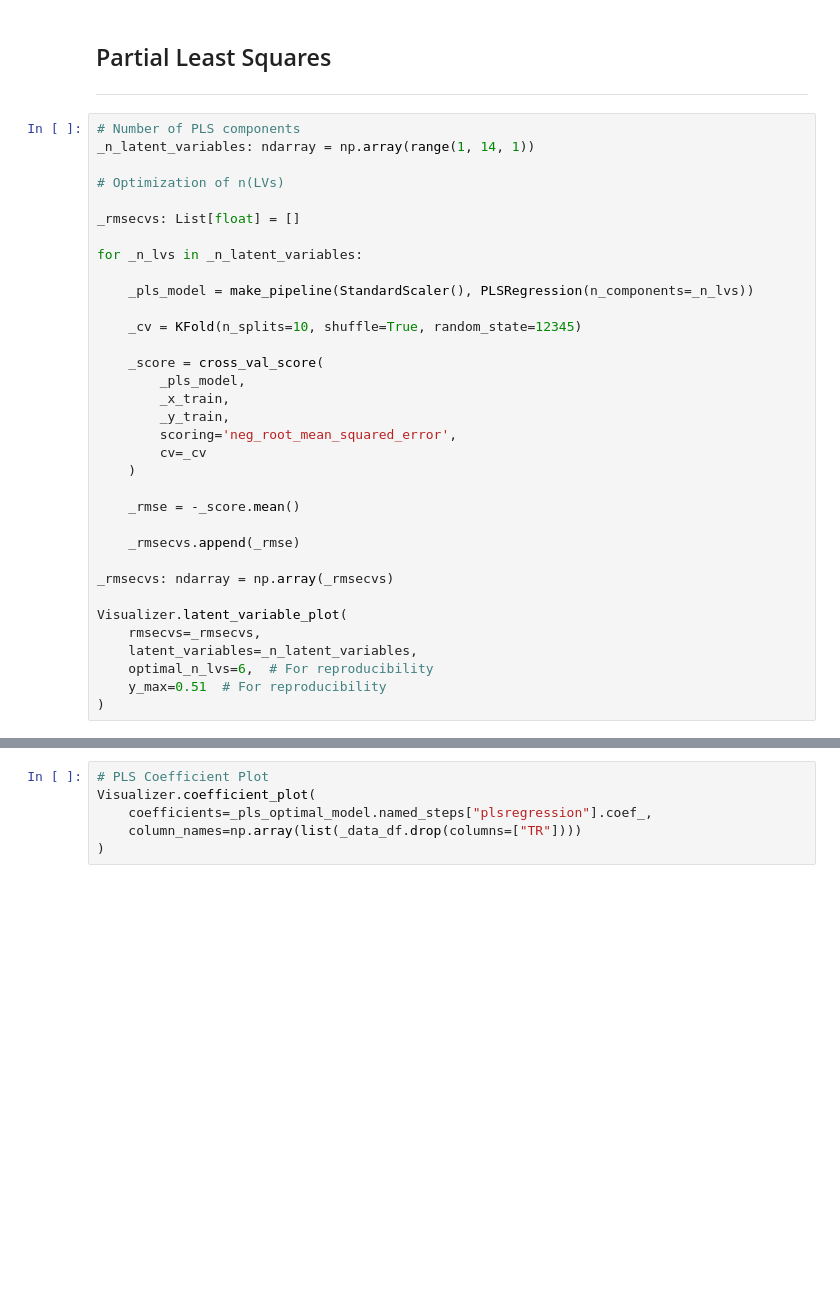
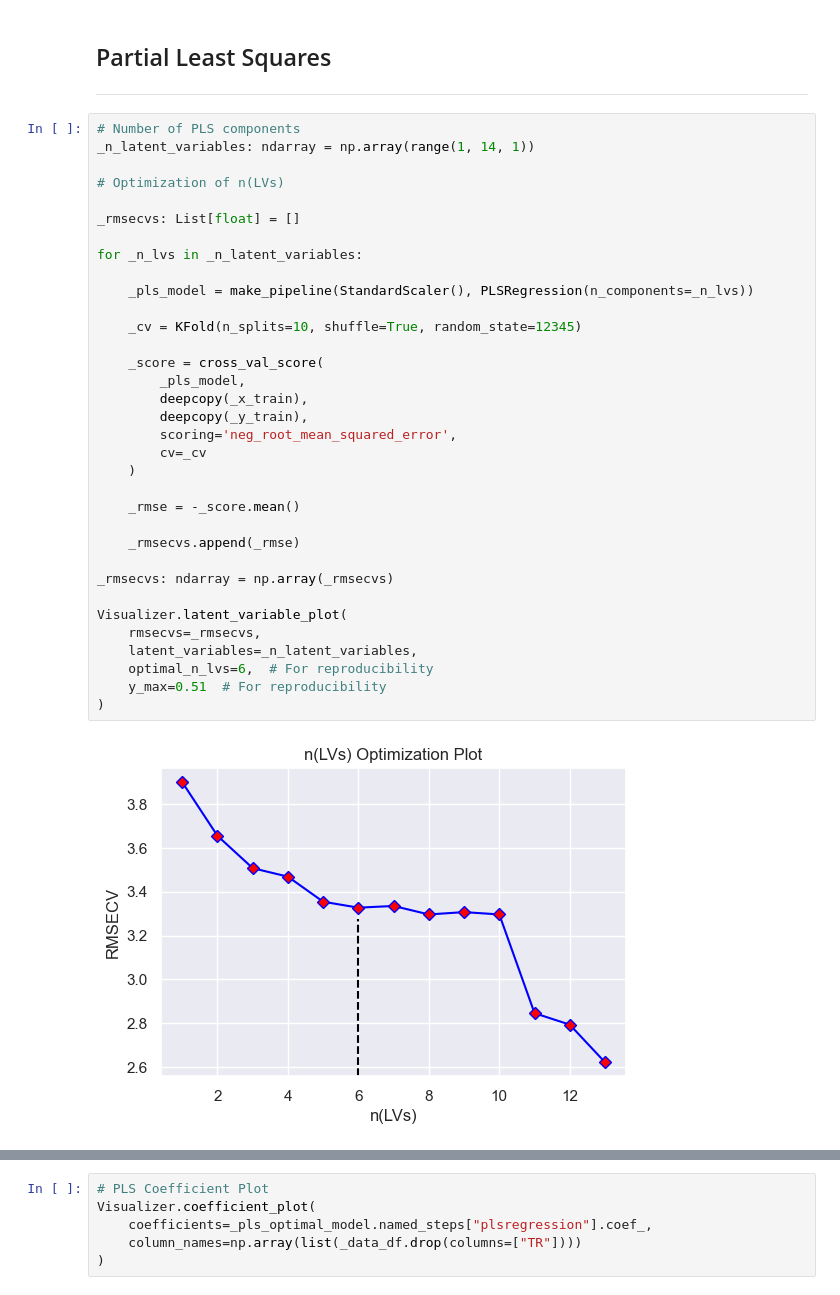
Before and after one commit to pzuvela/cross_column_qsrr, a Jupyter notebook: QSRR_Modelling.ipynb, the cells around one changed output, grey strips where cells are left out. Cells and saved outputs as stored; diff of their text form; blank space fills up the shorter version.

```diff
--- a/QSRR_Modelling.ipynb
+++ b/QSRR_Modelling.ipynb
@@ -277,35 +324,37 @@ display(_rf_metrics_df)
 _n_latent_variables: ndarray = np.array(range(1, 14, 1))
 
 # Optimization of n(LVs)
 
 _rmsecvs: List[float] = []
 
 for _n_lvs in _n_latent_variables:
 
     _pls_model = make_pipeline(StandardScaler(), PLSRegression(n_components=_n_lvs))
 
     _cv = KFold(n_splits=10, shuffle=True, random_state=12345)
 
     _score = cross_val_score(
         _pls_model,
-        _x_train,
-        _y_train,
+        deepcopy(_x_train),
+        deepcopy(_y_train),
         scoring='neg_root_mean_squared_error',
         cv=_cv
     )
 
     _rmse = -_score.mean()
 
     _rmsecvs.append(_rmse)
 
 _rmsecvs: ndarray = np.array(_rmsecvs)
 
 Visualizer.latent_variable_plot(
     rmsecvs=_rmsecvs,
     latent_variables=_n_latent_variables,
     optimal_n_lvs=6,  # For reproducibility
     y_max=0.51  # For reproducibility
 )
+# %% [output]
+[figure, added]
 # %%
 # Train PLS Model
 _pls_optimal_model = make_pipeline(
```
Also changed, not shown: parts of 16 cells of this notebook, 1 other file.
